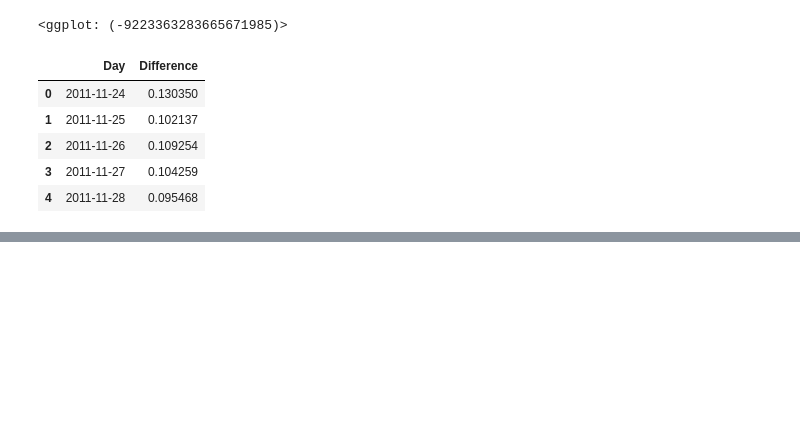
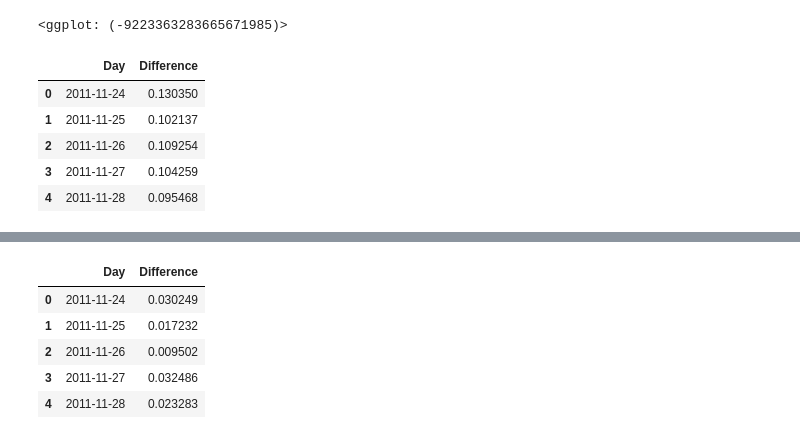
Before and after one commit to marcolussetti/opendotadump-tools, a Jupyter notebook: analysis/heroes_winratio/GraphWinRatios.ipynb, the cells around one changed output, grey strips where cells are left out. Cells and saved outputs as stored; diff of their text form; code cells hidden in the pictures; blank space fills up the shorter version.

```diff
--- a/analysis/heroes_winratio/GraphWinRatios.ipynb
+++ b/analysis/heroes_winratio/GraphWinRatios.ipynb
@@ -455,0 +564,14 @@ To retain the current behavior and silence the warning, pass 'sort=True'.
+# %%
+# Try to graph differences for top 10 champions
+high_std_differences_by_day = all_days_difference(df_expl_graph[df_expl_graph["Hero"].isin(top_10_heroes)]).items()
+sorted_std_differences_by_day = sorted(high_std_differences_by_day, key=lambda x: x[1], reverse=True)
+df_high_std_differences_by_day = pd.DataFrame(high_std_differences_by_day)
+df_high_std_differences_by_day.columns = ["Day", "Difference"]
+df_high_std_differences_by_day.head()
+# %% [output]
+|  | Day | Difference |
+| 0 | 2011-11-24 | 0.030249 |
+| 1 | 2011-11-25 | 0.017232 |
+| 2 | 2011-11-26 | 0.009502 |
+| 3 | 2011-11-27 | 0.032486 |
+| 4 | 2011-11-28 | 0.023283 |
```
Also changed, not shown: parts of 16 cells of this notebook.
